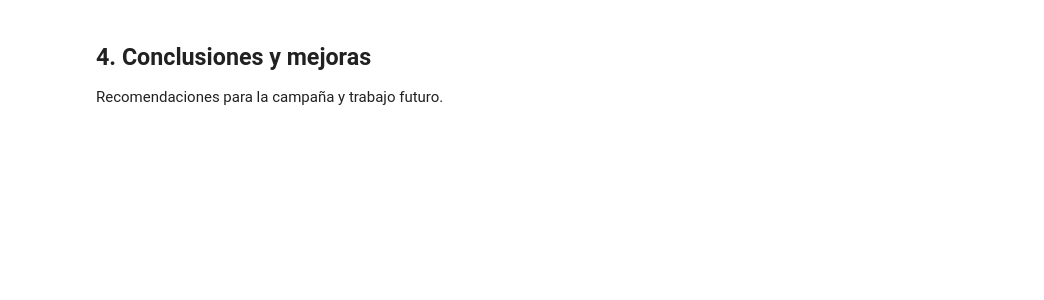
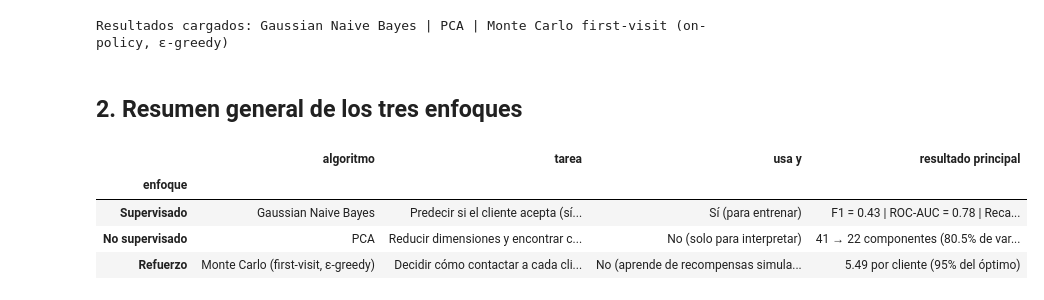
Before and after one commit to juliosalazar98/repositorio-TI26-Salazar, a Jupyter notebook: notebooks/06_model_comparison.ipynb, the cells around one changed output. Drawn from its saved outputs; the diff is of its cells as text; code cells hidden in the pictures; blank space fills up the shorter version.

```diff
--- a/notebooks/06_model_comparison.ipynb
+++ b/notebooks/06_model_comparison.ipynb
@@ -42,4 +10,0 @@ Desbalance, supuesto de independencia de NB, simplificaciones del entorno.
-# %% [markdown]
-## 4. Conclusiones y mejoras
-
-Recomendaciones para la campaña y trabajo futuro.
@@ -47,0 +11,47 @@ Recomendaciones para la campaña y trabajo futuro.
+# %%
+import pandas as pd
+import numpy as np
+import matplotlib.pyplot as plt
+import seaborn as sns
+import json
+
+sns.set_theme(style="whitegrid", palette="deep")
+
+with open("../data/processed/resultados_naive_bayes.json") as f:
+    nb = json.load(f)
+with open("../data/processed/resultados_pca.json", encoding="utf-8") as f:
+    pca = json.load(f)
+with open("../data/processed/resultados_monte_carlo.json", encoding="utf-8") as f:
+    mc = json.load(f)
+
+print("Resultados cargados:", nb["modelo"], "|", pca["modelo"], "|", mc["modelo"])
+# %% [output]
+Resultados cargados: Gaussian Naive Bayes | PCA | Monte Carlo first-visit (on-policy, ε-greedy)
+# %% [markdown]
+## 2. Resumen general de los tres enfoques
+# %%
+mc_agente = next(e for e in mc["comparacion_estrategias"] if e["estrategia"] == "Agente Monte Carlo")
+mc_mejor_fija = max((e for e in mc["comparacion_estrategias"] if e["estrategia"] != "Agente Monte Carlo"),
+                    key=lambda e: e["recompensa_promedio"])
+
+resumen = pd.DataFrame([
+    {"enfoque": "Supervisado", "algoritmo": "Gaussian Naive Bayes",
+     "tarea": "Predecir si el cliente acepta (sí/no)",
+     "usa y": "Sí (para entrenar)",
+     "resultado principal": f"F1 = {nb['metricas_umbral_05']['f1']:.2f} | ROC-AUC = {nb['metricas_umbral_05']['roc_auc']:.2f} | Recall = {nb['metricas_umbral_05']['recall']:.2f}"},
+    {"enfoque": "No supervisado", "algoritmo": "PCA",
+     "tarea": "Reducir dimensiones y encontrar componentes principales",
+     "usa y": "No (solo para interpretar)",
+     "resultado principal": f"{pca['variables_originales']} → {pca['componentes_elegidos']} componentes ({pca['varianza_conservada_%']:.1f}% de varianza)"},
+    {"enfoque": "Refuerzo", "algoritmo": "Monte Carlo (first-visit, ε-greedy)",
+     "tarea": "Decidir cómo contactar a cada cliente",
+     "usa y": "No (aprende de recompensas simuladas)",
+     "resultado principal": f"{mc_agente['recompensa_promedio']:.2f} por cliente ({mc_agente['recompensa_promedio']/mc['recompensa_optima']*100:.0f}% del óptimo)"},
+]).set_index("enfoque")
+resumen
+# %% [output]
+|  | algoritmo | tarea | usa y | resultado principal |
+| enfoque |  |  |  |  |
+| Supervisado | Gaussian Naive Bayes | Predecir si el cliente acepta (sí... | Sí (para entrenar) | F1 = 0.43 | ROC-AUC = 0.78 | Reca... |
+| No supervisado | PCA | Reducir dimensiones y encontrar c... | No (solo para interpretar) | 41 → 22 componentes (80.5% de var... |
+| Refuerzo | Monte Carlo (first-visit, ε-greedy) | Decidir cómo contactar a cada cli... | No (aprende de recompensas simula... | 5.49 por cliente (95% del óptimo) |
```
Also changed, not shown: parts of 23 cells of this notebook.
